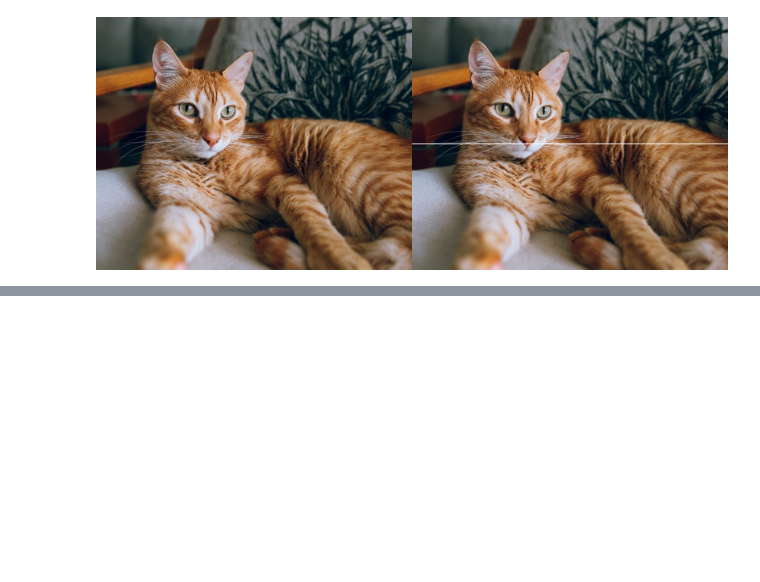
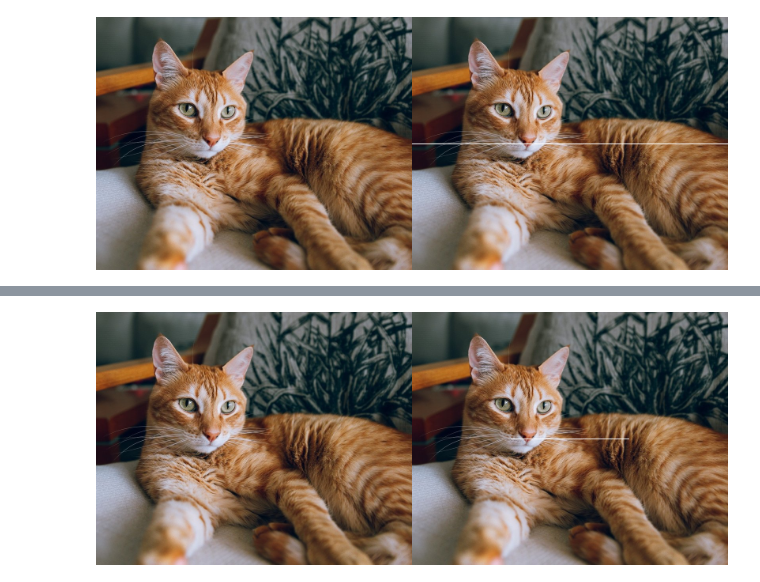
Before and after one commit to rhanilham/PCVK, a Jupyter notebook: Week1.ipynb, the cells around one changed output, grey strips where cells are left out. Saved outputs shown, nothing was run; the diff lists cells and outputs as text; code cells hidden in the pictures; blank space fills up the shorter version.

```diff
--- a/Week1.ipynb
+++ b/Week1.ipynb
@@ -92,0 +116,16 @@ Tidak, tidak semua library tersebut harus digunakan dalam praktikum sesi ini. Da
+# %%
+image_2 = cv.cvtColor(image, cv.COLOR_BGR2RGB)
+image_3 = cv.cvtColor(image, cv.COLOR_BGR2RGB)
+# Panjang garis horizontal yang diinginkan
+panjang_garis = 150
+# Hitung titik awal dan akhir garis horizontal
+tengah_y = int(tinggi / 2)
+tengah_x_start = max(0, int((lebar - panjang_garis) / 2))
+tengah_x_end = min(lebar, tengah_x_start + panjang_garis)
+# Buat garis horizontal di tengah gambar
+image_3[tengah_y, tengah_x_start:tengah_x_end] = [255, 255, 255]
+# Gabungkan gambar asli dan gambar dengan garis
+final_frame = cv.hconcat((image_2, image_3))
+cv2_imshow(final_frame)
+# %% [output]
+[figure, added]
```
Also changed, not shown: parts of 4 cells of this notebook.
